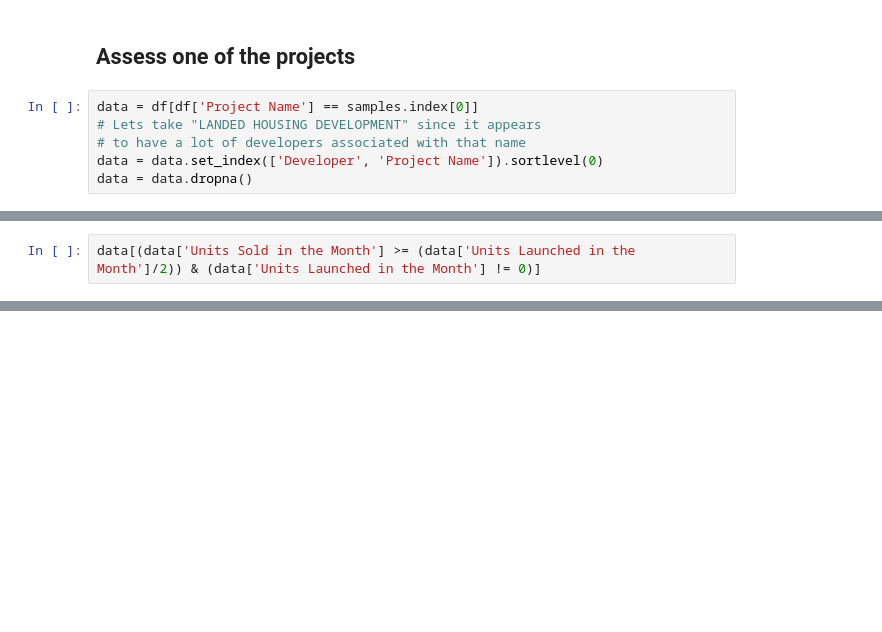
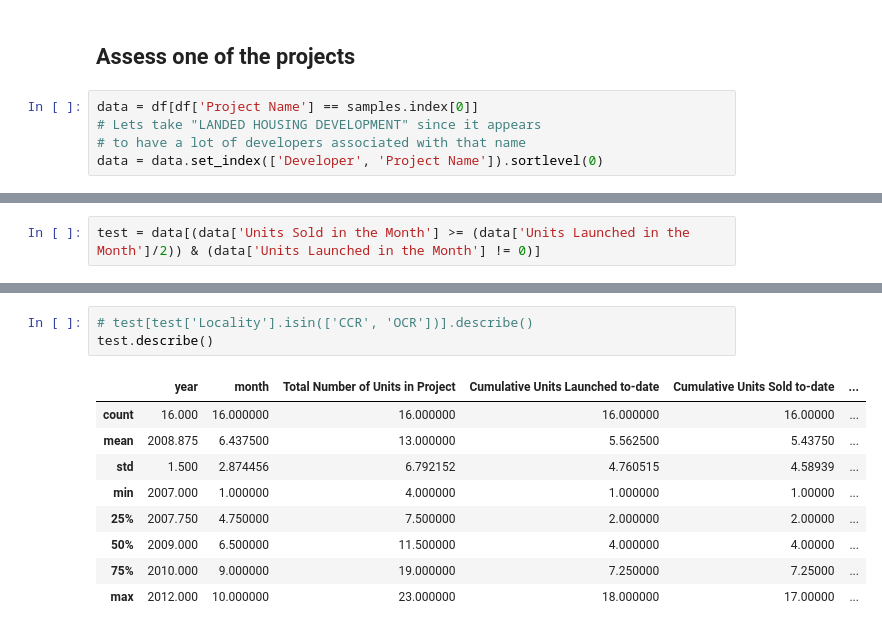
Before and after one commit to Devang-25/codeRiddles, a Jupyter notebook: gramener/property_singapore/prop_corr.ipynb, the cells around one changed output, grey strips where cells are left out. Drawn from its saved outputs; the diff is of its cells as text; blank space fills up the shorter version.

```diff
--- a/gramener/property_singapore/prop_corr.ipynb
+++ b/gramener/property_singapore/prop_corr.ipynb
@@ -120,5 +120,4 @@ data = df[df['Project Name'] == samples.index[0]]
 # Lets take "LANDED HOUSING DEVELOPMENT" since it appears
 # to have a lot of developers associated with that name
 data = data.set_index(['Developer', 'Project Name']).sortlevel(0)
-data = data.dropna()
 # %% [markdown]
@@ -126,2 +126,2 @@ For the sake of checking properties, which were actively being sold and launched
 # %%
-data[(data['Units Sold in the Month'] >= (data['Units Launched in the Month']/2)) & (data['Units Launched in the Month'] != 0)]
+test = data[(data['Units Sold in the Month'] >= (data['Units Launched in the Month']/2)) & (data['Units Launched in the Month'] != 0)]
@@ -146,0 +140,13 @@ data[(data['Units Sold in the Month'] >= (data['Units Launched in the Month']/2)
+# %%
+# test[test['Locality'].isin(['CCR', 'OCR'])].describe()
+test.describe()
+# %% [output]
+|  | year | month | Total Number of Units in Project | Cumulative Units Launched to-date | Cumulative Units Sold to-date | ... |
+| count | 16.000 | 16.000000 | 16.000000 | 16.000000 | 16.00000 | ... |
+| mean | 2008.875 | 6.437500 | 13.000000 | 5.562500 | 5.43750 | ... |
+| std | 1.500 | 2.874456 | 6.792152 | 4.760515 | 4.58939 | ... |
+| min | 2007.000 | 1.000000 | 4.000000 | 1.000000 | 1.00000 | ... |
+| 25% | 2007.750 | 4.750000 | 7.500000 | 2.000000 | 2.00000 | ... |
+| 50% | 2009.000 | 6.500000 | 11.500000 | 4.000000 | 4.00000 | ... |
+| 75% | 2010.000 | 9.000000 | 19.000000 | 7.250000 | 7.25000 | ... |
+| max | 2012.000 | 10.000000 | 23.000000 | 18.000000 | 17.00000 | ... |
```
Also changed, not shown: parts of 6 cells of this notebook.
